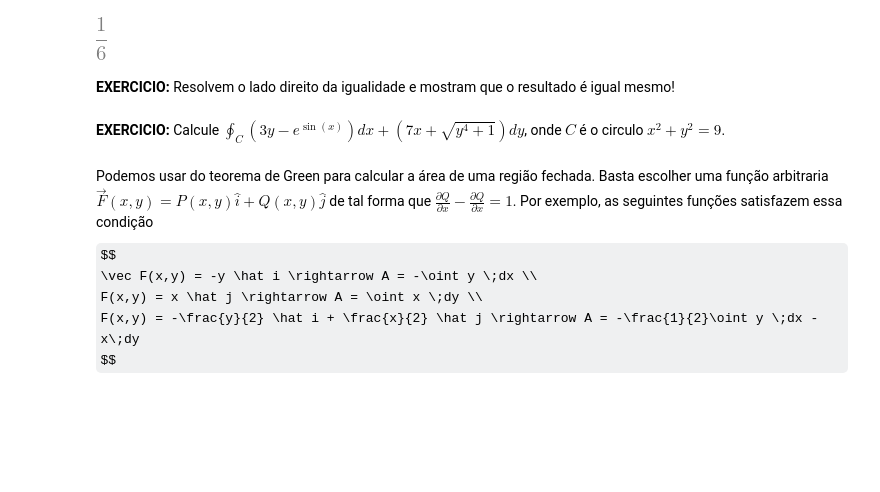
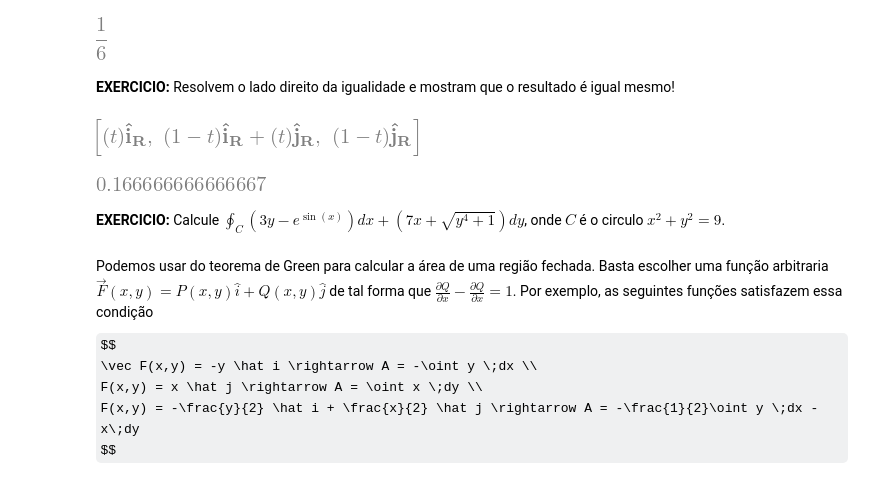
Before and after one commit to vnikoofard/vector-calculus-with-computer, a Jupyter notebook: Sympy/10-Teorema_de_Green.ipynb, the cells around one changed output. Saved outputs shown, nothing was run; the diff lists cells and outputs as text; code cells hidden in the pictures; some formulas as TeX source; blank space fills up the shorter version.

```diff
--- a/Sympy/10-Teorema_de_Green.ipynb
+++ b/Sympy/10-Teorema_de_Green.ipynb
@@ -48,3 +51,13 @@ sp.integrate(y,(y,0,1-x),(x,0,1))
+# %%
+l = av.lines([(0,0),(1,0), (0,1),(0,0)])
+# %%
+l
+# %% [output]
+[figure, added]
+# %%
+line_integral_vectorial(field(x,y), curve=l, a=(t,0,1))
+# %% [output]
+[figure, added]
 # %% [markdown]
 **EXERCICIO:** Calcule $\oint_C (3y - e^{\sin(x)})dx + (7x + \sqrt{y^4 +1})dy$, onde $C$ é o circulo $x^2 + y^2 =9$.
 # %% [markdown]
```
Also changed, not shown: parts of 7 cells of this notebook, 1 other file.
